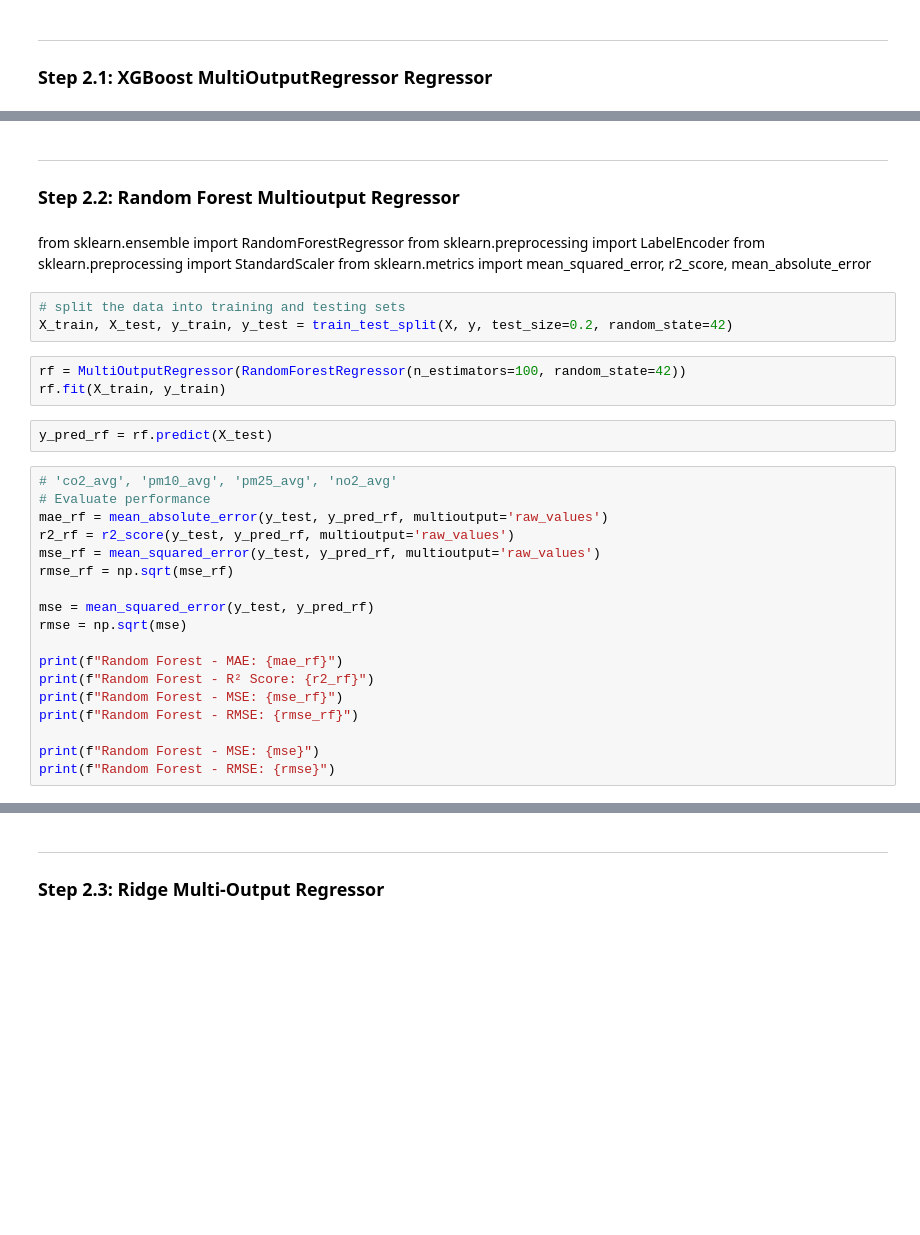
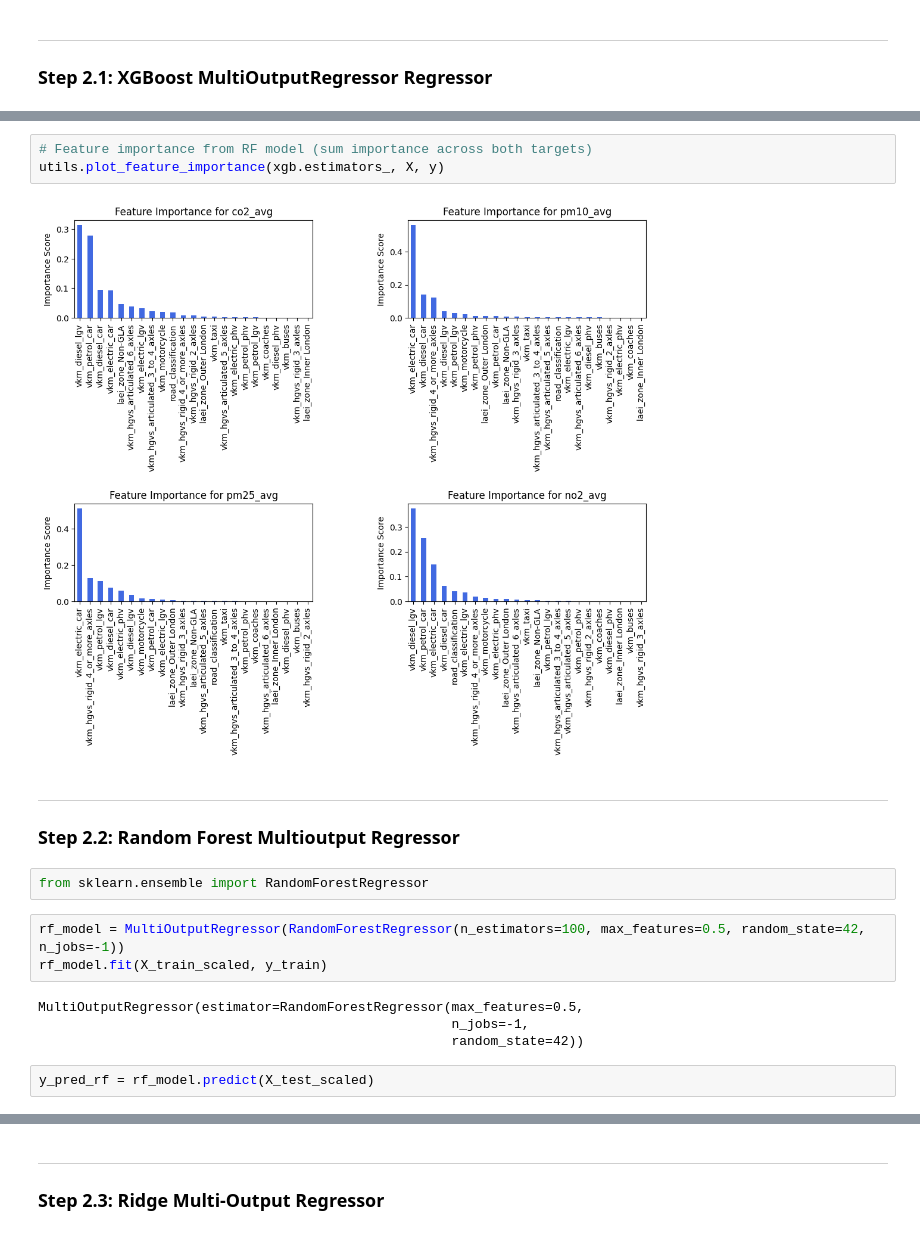
Before and after one commit to osamadev/EmissionsML, a Jupyter notebook: emissions_modeling.ipynb, the cells around one changed output, grey strips where cells are left out. Cells and saved outputs as stored; diff of their text form; blank space fills up the shorter version.

```diff
--- a/emissions_modeling.ipynb
+++ b/emissions_modeling.ipynb
@@ -100,35 +82,20 @@ plt.show()
+# %%
+# Feature importance from RF model (sum importance across both targets)
+utils.plot_feature_importance(xgb.estimators_, X, y)
+# %% [output]
+[figure, added]
 # %% [markdown]
 <hr style="border: 2px solid blue;">
 
 ### Step 2.2: Random Forest Multioutput Regressor
-# %% [markdown]
-from sklearn.ensemble import RandomForestRegressor
-from sklearn.preprocessing import LabelEncoder
-from sklearn.preprocessing import StandardScaler
-from sklearn.metrics import mean_squared_error, r2_score, mean_absolute_error
-# %%
-# split the data into training and testing sets
-X_train, X_test, y_train, y_test = train_test_split(X, y, test_size=0.2, random_state=42)
+# %%
+from sklearn.ensemble import RandomForestRegressor
 # %%
-rf = MultiOutputRegressor(RandomForestRegressor(n_estimators=100, random_state=42))
-rf.fit(X_train, y_train)
+rf_model = MultiOutputRegressor(RandomForestRegressor(n_estimators=100, max_features=0.5, random_state=42, n_jobs=-1))
+rf_model.fit(X_train_scaled, y_train)
+# %% [output]
+MultiOutputRegressor(estimator=RandomForestRegressor(max_features=0.5,
+                                                     n_jobs=-1,
+                                                     random_state=42))
 # %%
-y_pred_rf = rf.predict(X_test)
+y_pred_rf = rf_model.predict(X_test_scaled)
-# %%
-# 'co2_avg', 'pm10_avg', 'pm25_avg', 'no2_avg'
-# Evaluate performance
-mae_rf = mean_absolute_error(y_test, y_pred_rf, multioutput='raw_values')
-r2_rf = r2_score(y_test, y_pred_rf, multioutput='raw_values')
-mse_rf = mean_squared_error(y_test, y_pred_rf, multioutput='raw_values')
-rmse_rf = np.sqrt(mse_rf)
-
-mse = mean_squared_error(y_test, y_pred_rf)
-rmse = np.sqrt(mse)
-
-print(f"Random Forest - MAE: {mae_rf}")
-print(f"Random Forest - R² Score: {r2_rf}")
-print(f"Random Forest - MSE: {mse_rf}")
-print(f"Random Forest - RMSE: {rmse_rf}")
-
-print(f"Random Forest - MSE: {mse}")
-print(f"Random Forest - RMSE: {rmse}")
```
Also changed, not shown: parts of 57 cells of this notebook, 22 other files.
